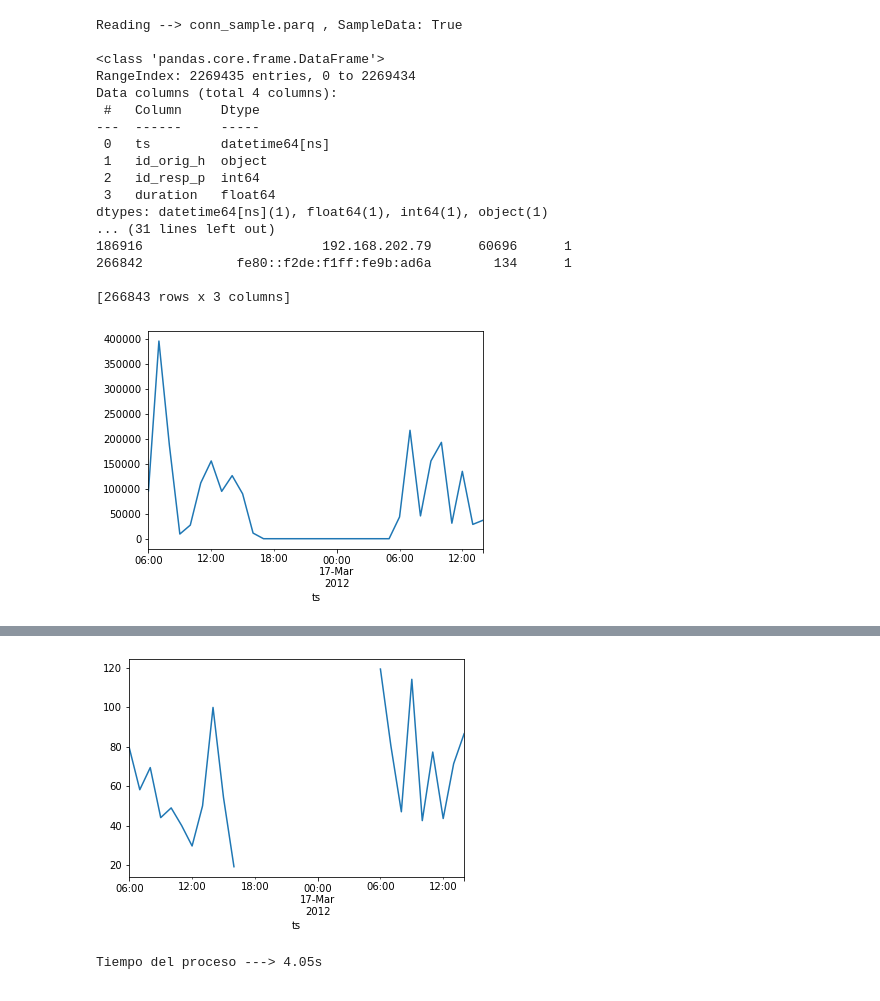
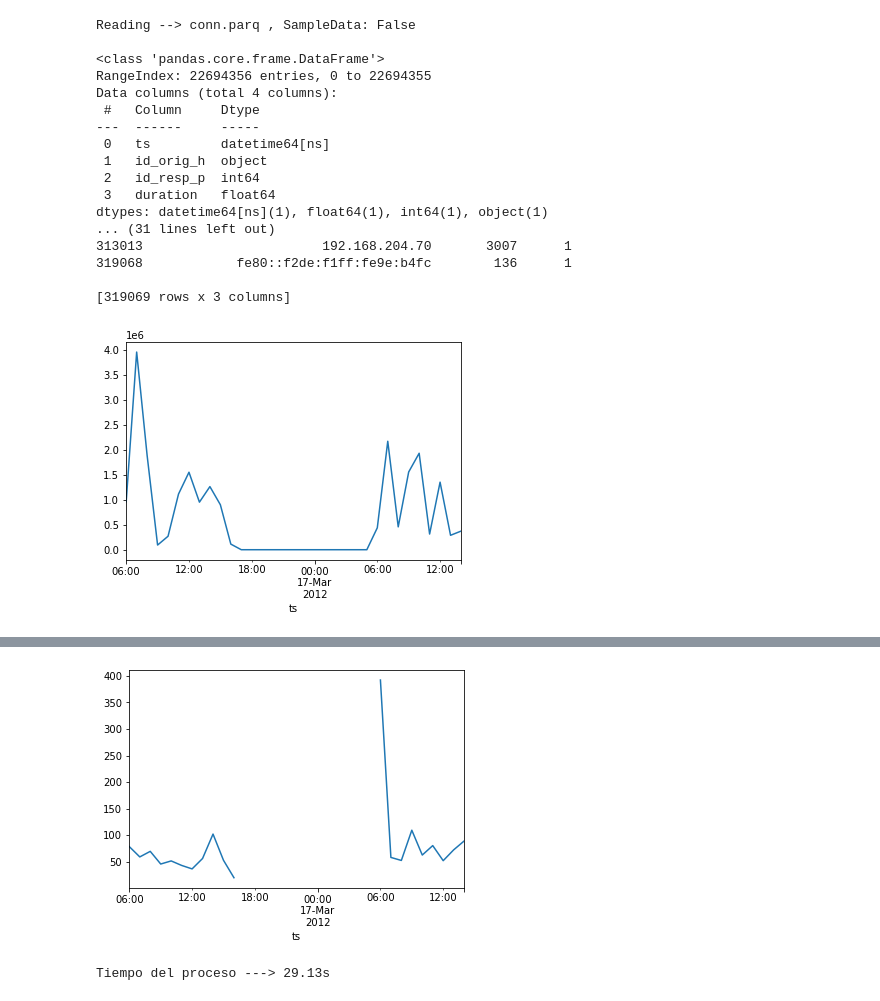
Before and after one commit to Eric106/Computational_Intelligence, a Jupyter notebook: Act1-log_Analysis/Log_analysis.ipynb, the cells around one changed output, grey strips where cells are left out. Saved outputs shown, nothing was run; the diff lists cells and outputs as text; code cells hidden in the pictures.

```diff
--- a/Act1-log_Analysis/Log_analysis.ipynb
+++ b/Act1-log_Analysis/Log_analysis.ipynb
@@ -88,49 +88,48 @@ def conn_analysis(log_file: str, sample_data: bool):
 
     print('\n', "Not http ports count: ")
     pprint(df_gp_not_web_port)
- #---------------------------------------------------------------------------------------------
     df_not_web_port['id_orig_h'].resample('H').count().plot()
     plt.show()
 #---------------------------------------------------------------------------------------------
     df_long_conn = df[df["duration"] > 5]
     df_long_conn.set_index("ts",inplace=True)
     df_long_conn = df_long_conn.sort_index()
+    df_long_conn['duration'].resample('H').mean().plot()
+    df_long_conn.sort_values(by="duration", ascending=False, inplace=True)
     print('\n', "Long duration connections: ")
     pprint(df_long_conn)
-#---------------------------------------------------------------------------------------------
-    df_long_conn['duration'].resample('H').mean().plot()
     plt.show()
 
 def main():
     intiTime = time()
 
-    # conn_analysis(log_file="conn.log", sample_data=False)
-    conn_analysis(log_file="conn.log", sample_data=True)
+    conn_analysis(log_file="conn.log", sample_data=False)
+    # conn_analysis(log_file="conn.log", sample_data=True)
 
     elapsedTime = round(time()-intiTime, 2)
     elapsedTime = str(elapsedTime/60) + \
         "m" if elapsedTime >= 60 else str(elapsedTime)+"s"
     print("\nTiempo del proceso --->", elapsedTime)
 
 
 main()
 # %% [output]
-Reading --> conn_sample.parq , SampleData: True
+Reading --> conn.parq , SampleData: False
 
 <class 'pandas.core.frame.DataFrame'>
-RangeIndex: 2269435 entries, 0 to 2269434
+RangeIndex: 22694356 entries, 0 to 22694355
 Data columns (total 4 columns):
  #   Column     Dtype
 ---  ------     -----
  0   ts         datetime64[ns]
  1   id_orig_h  object
  2   id_resp_p  int64
  3   duration   float64
 dtypes: datetime64[ns](1), float64(1), int64(1), object(1)
 ... (31 lines left out)
-186916                       192.168.202.79      60696      1
-266842            fe80::f2de:f1ff:fe9b:ad6a        134      1
+313013                       192.168.204.70       3007      1
+319068            fe80::f2de:f1ff:fe9e:b4fc        136      1
 
-[266843 rows x 3 columns]
+[319069 rows x 3 columns]
-[figure, old version]
+[figure, new version]
  Long duration connections:
@@ -152,2 +151,2 @@ ts
-[figure, old version]
+[figure, new version]
-Tiempo del proceso ---> 4.05s
+Tiempo del proceso ---> 29.13s
```
Also changed, not shown: parts of 1 cell of this notebook, 1 other file.
